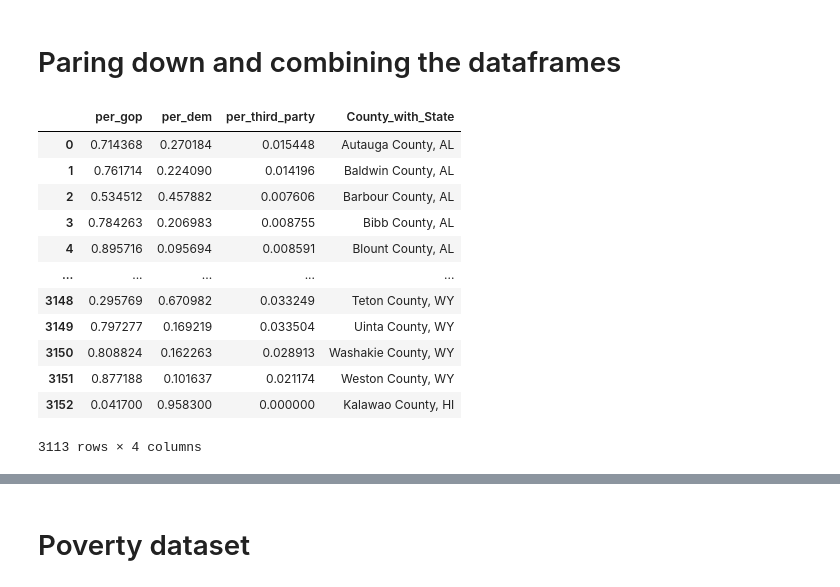
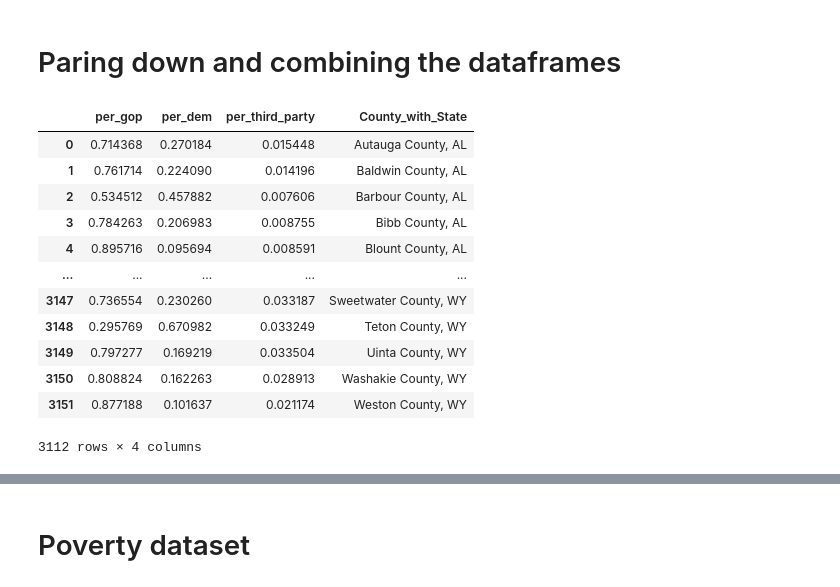
Before and after one commit to natehiatt/covid_vax_project, a Jupyter notebook: notebooks/nate_scratch.ipynb, the cells around one changed output, grey strips where cells are left out. Cells and saved outputs as stored; diff of their text form; code cells hidden in the pictures.

```diff
--- a/notebooks/nate_scratch.ipynb
+++ b/notebooks/nate_scratch.ipynb
@@ -391,22 +366,21 @@ See the caveats in the documentation: https://pandas.pydata.org/pandas-docs/stab
 # Paring down and combining the dataframes
 # %%
 election = election[["per_gop", "per_dem", "per_third_party", "County_with_State"]]
-election.loc[3152] = [0.0417, 0.9583, 0, "Kalawao County, HI"]
 election
 # %% [output]
 |  | per_gop | per_dem | per_third_party | County_with_State |
 | 0 | 0.714368 | 0.270184 | 0.015448 | Autauga County, AL |
 | 1 | 0.761714 | 0.224090 | 0.014196 | Baldwin County, AL |
 | 2 | 0.534512 | 0.457882 | 0.007606 | Barbour County, AL |
 | 3 | 0.784263 | 0.206983 | 0.008755 | Bibb County, AL |
 | 4 | 0.895716 | 0.095694 | 0.008591 | Blount County, AL |
 | ... | ... | ... | ... | ... |
+| 3147 | 0.736554 | 0.230260 | 0.033187 | Sweetwater County, WY |
 | 3148 | 0.295769 | 0.670982 | 0.033249 | Teton County, WY |
 | 3149 | 0.797277 | 0.169219 | 0.033504 | Uinta County, WY |
 | 3150 | 0.808824 | 0.162263 | 0.028913 | Washakie County, WY |
 | 3151 | 0.877188 | 0.101637 | 0.021174 | Weston County, WY |
-| 3152 | 0.041700 | 0.958300 | 0.000000 | Kalawao County, HI |
-3113 rows × 4 columns
+3112 rows × 4 columns
 # %%
 vaccinations
 # %% [output]
```
Also changed, not shown: parts of 57 cells of this notebook, 1 other file.
